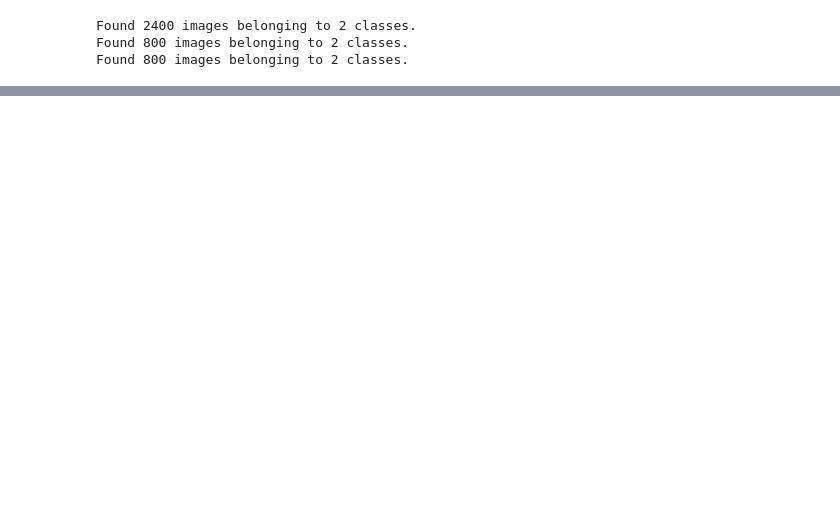
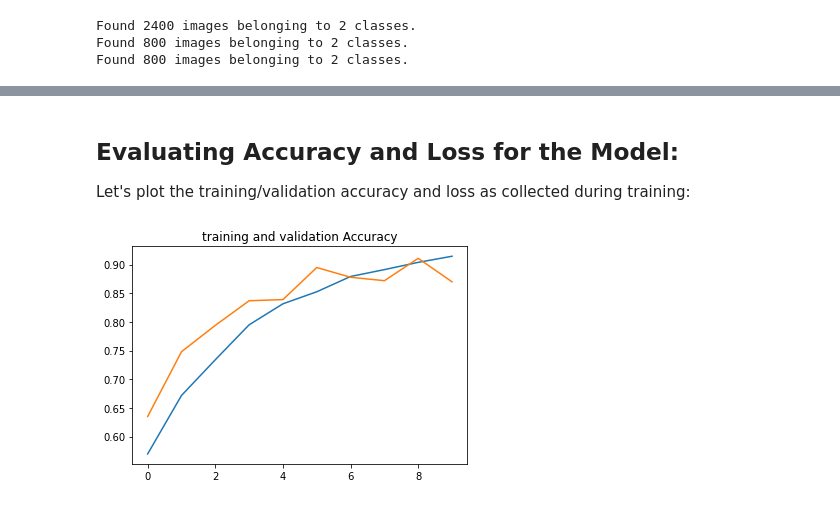
Before and after one commit to ImranRiazChohan/CAR-Image-Classification-using-CNN, a Jupyter notebook: project1_CNN.ipynb, the cells around one changed output, grey strips where cells are left out. Cells and saved outputs as stored; diff of their text form; code cells hidden in the pictures; blank space fills up the shorter version.

```diff
--- a/project1_CNN.ipynb
+++ b/project1_CNN.ipynb
@@ -13,8 +37,8 @@ Using TensorFlow backend.
 # %%
-original_dir='/Users/usama/OneDrive/Desktop/CAR_Classification_Project/data'
-test_dir_original='/Users/usama/OneDrive/Desktop/CAR_Classification_Project/data/test'
-train_dir_original='/Users/usama/OneDrive/Desktop/CAR_Classification_Project/data/train'
-validation_dir_original='/Users/usama/OneDrive/Desktop/CAR_Classification_Project/data/validation'
+original_dir='/content//data'
+test_dir_original='/content/data/test'
+train_dir_original='/content/data/train'
+validation_dir_original='/content/data/validation'
 # %%
 test_dir_swift=os.path.join(test_dir_original,"swift")
 test_dir_wagonr=os.path.join(test_dir_original,"wagonr")
@@ -46,5 +72,5 @@ None
 # %%
-model=models.Sequential()
+model=tensorflow.keras.models.Sequential()
 model.add(layers.Conv2D(32,(3,3),activation='relu',input_shape=(150,150,3)))
 model.add(layers.MaxPool2D(2,2))
 model.add(layers.Conv2D(64,(3,3),activation='relu'))
@@ -111,0 +148,17 @@ Epoch 10/10
+# %% [markdown]
+## **Evaluating Accuracy and Loss for the Model:**
+Let's plot the training/validation accuracy and loss as collected during training:
+# %%
+accuracy=history.history["accuracy"]
+loss=history.history['loss']
+val_accuracy=history.history['val_accuracy']
+val_loss=history.history['val_loss']
+epochs=range(len(accuracy))
+# %%
+
+plt.plot(epochs,accuracy)
+plt.plot(epochs,val_accuracy)
+plt.title("training and validation Accuracy")
+plt.show()
+# %% [output]
+[figure, added]
```
Also changed, not shown: parts of 15 cells of this notebook.
